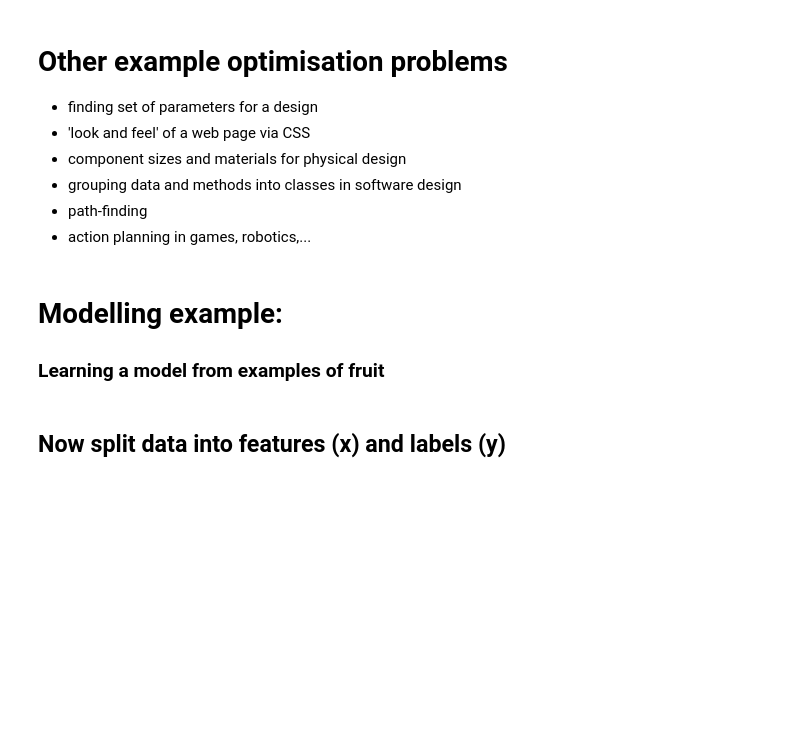
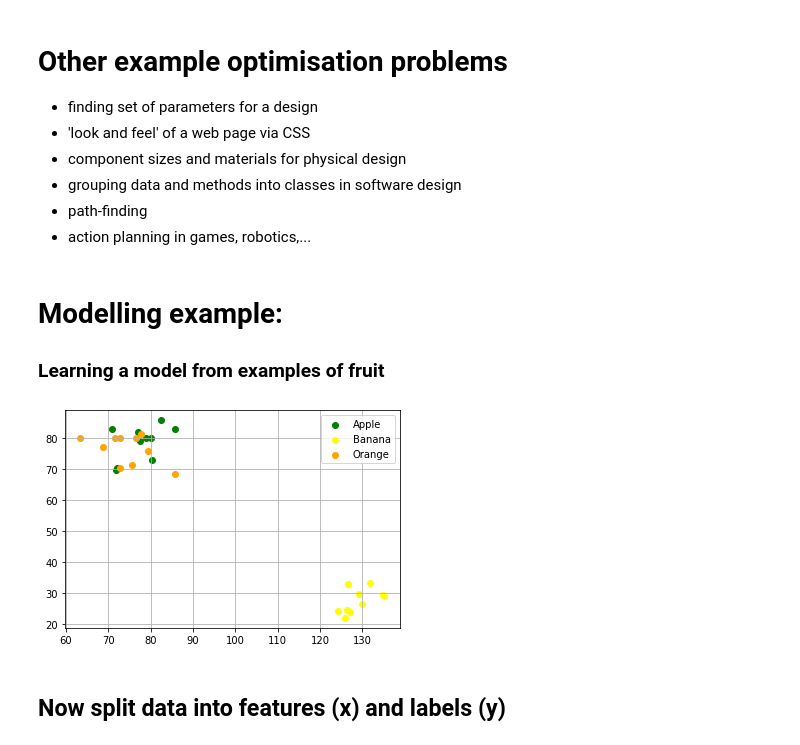
Before and after one commit to jim-smith/AI_Module, a Jupyter notebook: lectures/types_of_problems.ipynb, the cells around one changed output. Cells and saved outputs as stored; diff of their text form; code cells hidden in the pictures; blank space fills up the shorter version.

```diff
--- a/lectures/types_of_problems.ipynb
+++ b/lectures/types_of_problems.ipynb
@@ -242,9 +247,26 @@ show_tour(start)
 # %%
 import pandas as pd, seaborn as sns, numpy as np
 from sklearn.tree import DecisionTreeClassifier, plot_tree
 
 fruits = pd.read_csv('data/fruits.csv')
-sns.scatterplot(data=fruits,x='Width', y='Height', hue='Type')
+
+def make_scatter():
+    fig, ax = plt.subplots()
+    for fruit in ['Apple','Banana','Orange']:
+        if (fruit== 'Apple'):
+            color = 'green'
+        elif (fruit=='Orange'):
+            color='orange'
+        else:
+            color='yellow'
+        thisfruitdata = fruits[fruits['Type']==fruit]
+        ax.scatter(thisfruitdata['Width'],thisfruitdata['Height'],c=color,label=fruit)
+    ax.legend()
+    ax.grid(True)
+    plt.show()
+make_scatter()
+# %% [output]
+[figure, added]
 # %% [markdown]
 ## Now  split data into features (x) and labels (y)
 # %%
```
Also changed, not shown: parts of 2 cells of this notebook.
